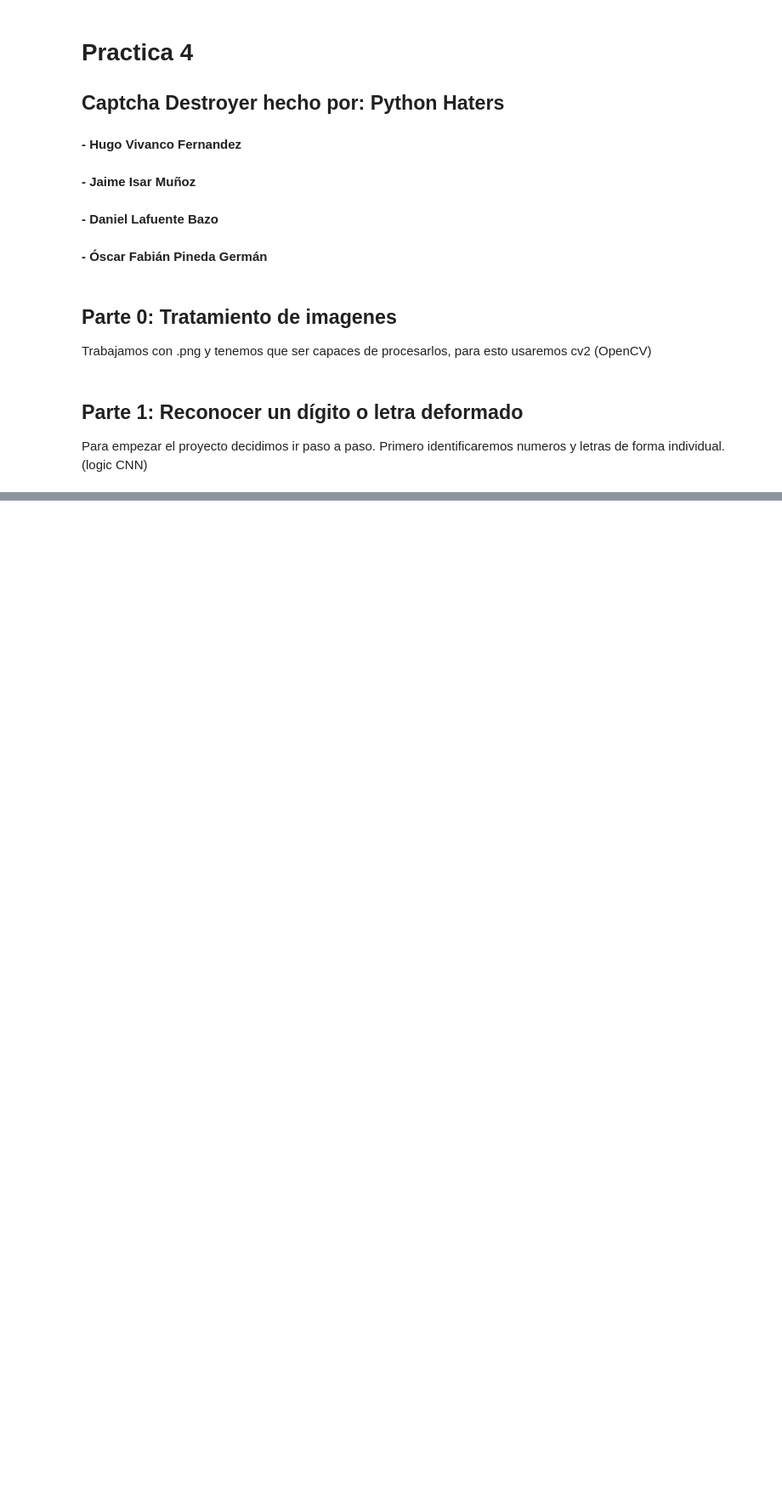
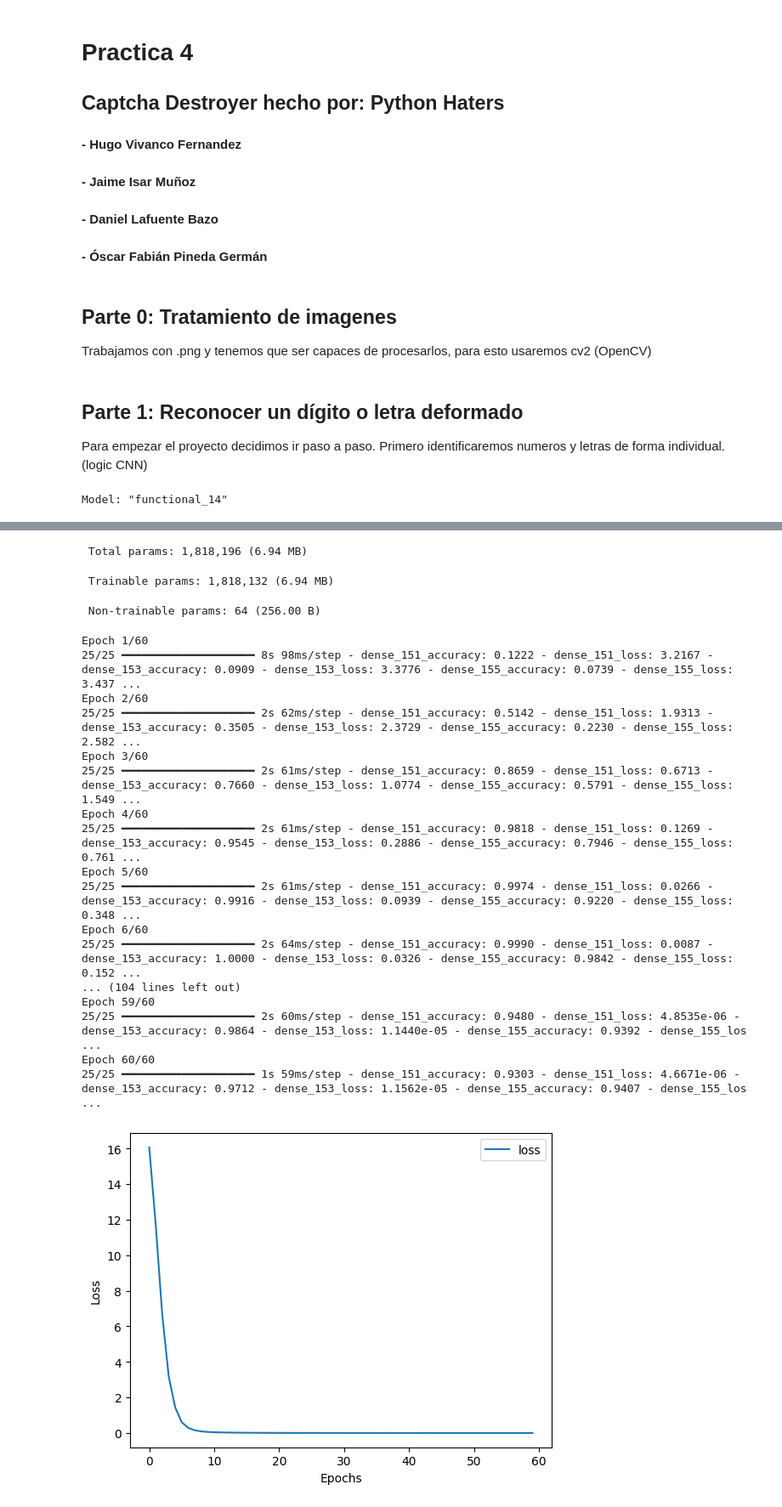
Before and after one commit to DanLafuente/SI_CaptchaDestroller, a Jupyter notebook: Practica_04.ipynb, the cells around one changed output, grey strips where cells are left out. Shown at 85% size. Drawn from its saved outputs; the diff is of its cells as text; code cells hidden in the pictures; blank space fills up the shorter version.

```diff
--- a/Practica_04.ipynb
+++ b/Practica_04.ipynb
@@ -82,9 +82,9 @@ def createmodel():
 
     outs = []
     for _ in range(5): #for 5 letters of captcha
-        dens1 = layers.Dense(64, activation='relu')(flat)
-        drop = layers.Dropout(0.5)(dens1) #drops 0.5 fraction of nodes
-        res = layers.Dense(nchar, activation='sigmoid')(drop)
+        dens1 = layers.Dense(32, activation='relu')(flat)
+        #drop = layers.Dropout(0.5)(dens1) #drops 0.5 fraction of nodes
+        res = layers.Dense(nchar, activation='sigmoid')(dens1)
 
         outs.append(res) #result of layers
 
@@ -162,3 +162,5 @@ def predict(filepath):
     return capt
 
 print("Predicted Captcha =", predict(directorio_output + '2b827.png'))
+# %% [output]
+Model: "functional_14"
@@ -164,0 +184,21 @@ print("Predicted Captcha =", predict(directorio_output + '2b827.png'))
+ Total params: 1,818,196 (6.94 MB)
+ Trainable params: 1,818,132 (6.94 MB)
+ Non-trainable params: 64 (256.00 B)
+Epoch 1/60
+25/25 ━━━━━━━━━━━━━━━━━━━━ 8s 98ms/step - dense_151_accuracy: 0.1222 - dense_151_loss: 3.2167 - dense_153_accuracy: 0.0909 - dense_153_loss: 3.3776 - dense_155_accuracy: 0.0739 - dense_155_loss: 3.437 ...
+Epoch 2/60
+25/25 ━━━━━━━━━━━━━━━━━━━━ 2s 62ms/step - dense_151_accuracy: 0.5142 - dense_151_loss: 1.9313 - dense_153_accuracy: 0.3505 - dense_153_loss: 2.3729 - dense_155_accuracy: 0.2230 - dense_155_loss: 2.582 ...
+Epoch 3/60
+25/25 ━━━━━━━━━━━━━━━━━━━━ 2s 61ms/step - dense_151_accuracy: 0.8659 - dense_151_loss: 0.6713 - dense_153_accuracy: 0.7660 - dense_153_loss: 1.0774 - dense_155_accuracy: 0.5791 - dense_155_loss: 1.549 ...
+Epoch 4/60
+25/25 ━━━━━━━━━━━━━━━━━━━━ 2s 61ms/step - dense_151_accuracy: 0.9818 - dense_151_loss: 0.1269 - dense_153_accuracy: 0.9545 - dense_153_loss: 0.2886 - dense_155_accuracy: 0.7946 - dense_155_loss: 0.761 ...
+Epoch 5/60
+25/25 ━━━━━━━━━━━━━━━━━━━━ 2s 61ms/step - dense_151_accuracy: 0.9974 - dense_151_loss: 0.0266 - dense_153_accuracy: 0.9916 - dense_153_loss: 0.0939 - dense_155_accuracy: 0.9220 - dense_155_loss: 0.348 ...
+Epoch 6/60
+25/25 ━━━━━━━━━━━━━━━━━━━━ 2s 64ms/step - dense_151_accuracy: 0.9990 - dense_151_loss: 0.0087 - dense_153_accuracy: 1.0000 - dense_153_loss: 0.0326 - dense_155_accuracy: 0.9842 - dense_155_loss: 0.152 ...
+... (104 lines left out)
+Epoch 59/60
+25/25 ━━━━━━━━━━━━━━━━━━━━ 2s 60ms/step - dense_151_accuracy: 0.9480 - dense_151_loss: 4.8535e-06 - dense_153_accuracy: 0.9864 - dense_153_loss: 1.1440e-05 - dense_155_accuracy: 0.9392 - dense_155_los ...
+Epoch 60/60
+25/25 ━━━━━━━━━━━━━━━━━━━━ 1s 59ms/step - dense_151_accuracy: 0.9303 - dense_151_loss: 4.6671e-06 - dense_153_accuracy: 0.9712 - dense_153_loss: 1.1562e-05 - dense_155_accuracy: 0.9407 - dense_155_los ...
+[figure, added]
```
Also changed, not shown: parts of 1 cell of this notebook, 1 other file.
